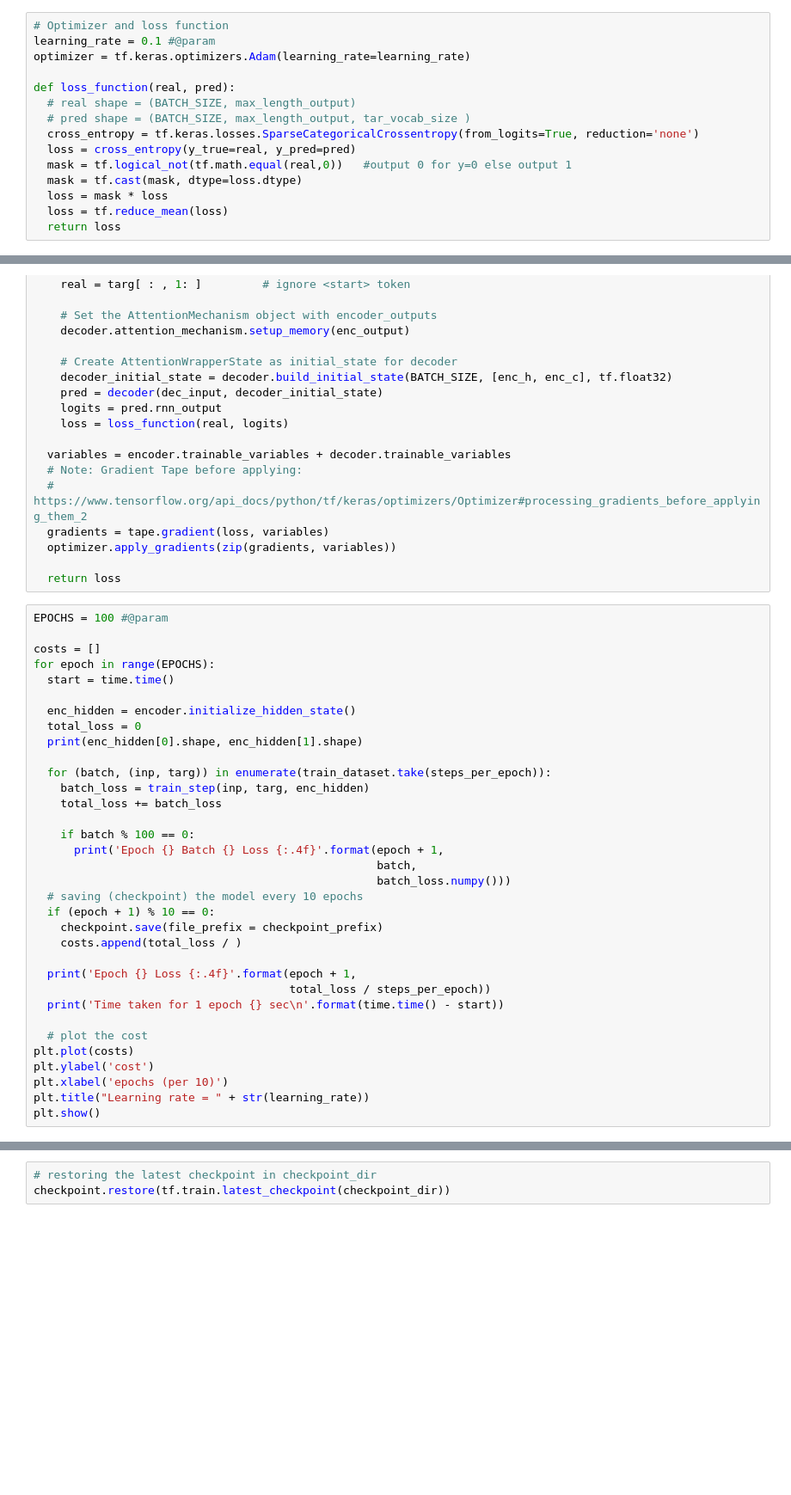
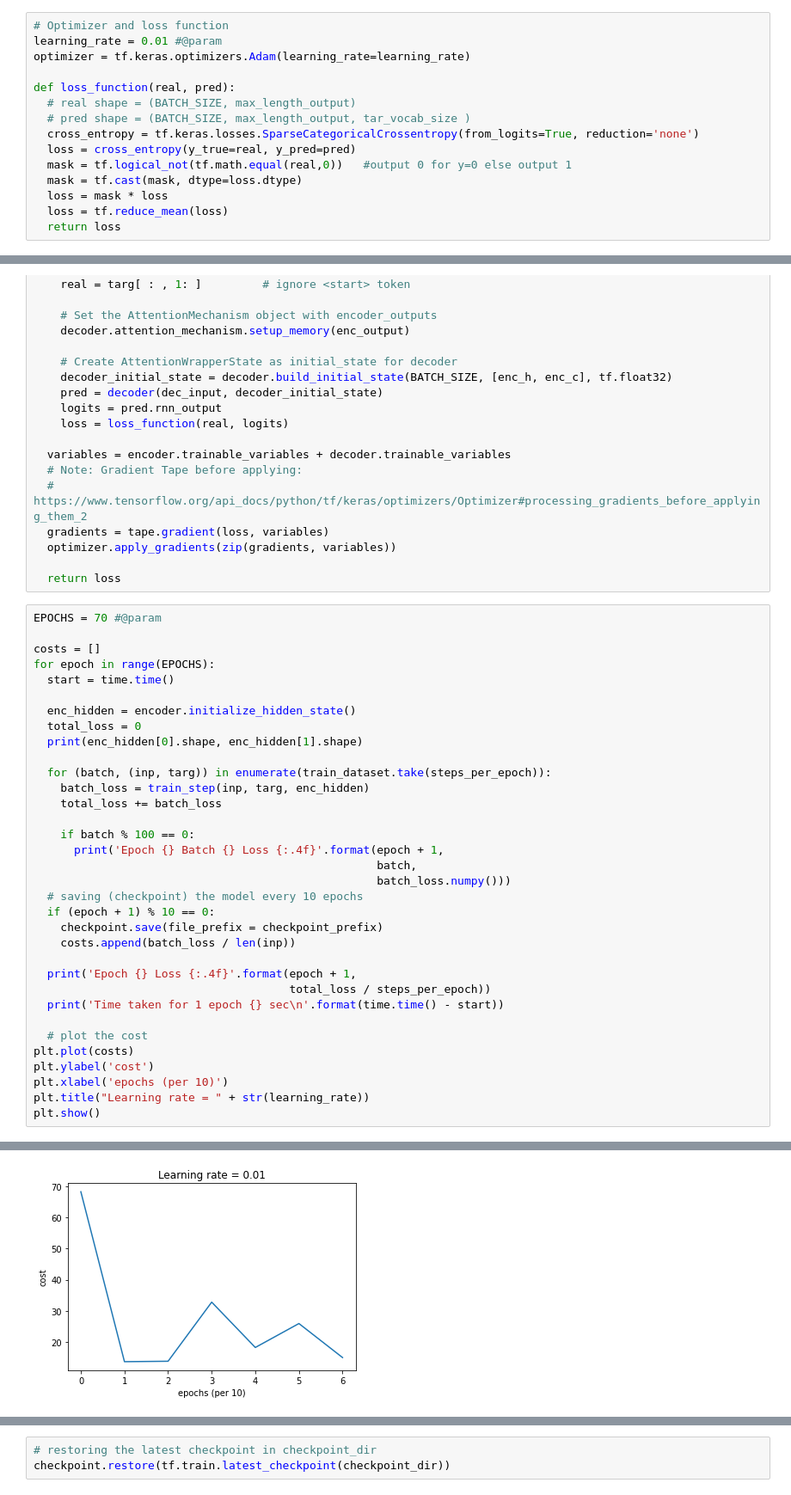
Before and after one commit to nlavee/slt-cs230, a Jupyter notebook: TF_Seq2Seq.ipynb, the cells around one changed output, grey strips where cells are left out. Shown at 86% size. Cells and saved outputs as stored; diff of their text form; blank space fills up the shorter version.

```diff
--- a/TF_Seq2Seq.ipynb
+++ b/TF_Seq2Seq.ipynb
@@ -329,7 +327,7 @@ print("Decoder Outputs Shape: ", sample_decoder_outputs.rnn_output.shape)
 Decoder Outputs Shape:  (64, 18, 990)
 # %%
 # Optimizer and loss function
-learning_rate = 0.1 #@param
+learning_rate = 0.01 #@param
 optimizer = tf.keras.optimizers.Adam(learning_rate=learning_rate)
 
 def loss_function(real, pred):
@@ -376,7 +374,7 @@ def train_step(inp, targ, enc_hidden):
 
   return loss
 # %%
-EPOCHS = 100 #@param
+EPOCHS = 70 #@param
 
 costs = []
 for epoch in range(EPOCHS):
@@ -397,7 +395,7 @@ for epoch in range(EPOCHS):
   # saving (checkpoint) the model every 10 epochs
   if (epoch + 1) % 10 == 0:
     checkpoint.save(file_prefix = checkpoint_prefix)
-    costs.append(total_loss / )
+    costs.append(batch_loss / len(inp))
 
   print('Epoch {} Loss {:.4f}'.format(epoch + 1,
                                       total_loss / steps_per_epoch))
@@ -430,3 +428,4 @@ Time taken for 1 epoch 1.4577667713165283 sec
+[figure, added]
 # %%
 def evaluate_sentence(sentence):
   # preprocess the sentence and turn into tensor after splitting words.
```
Also changed, not shown: parts of 9 cells of this notebook.
